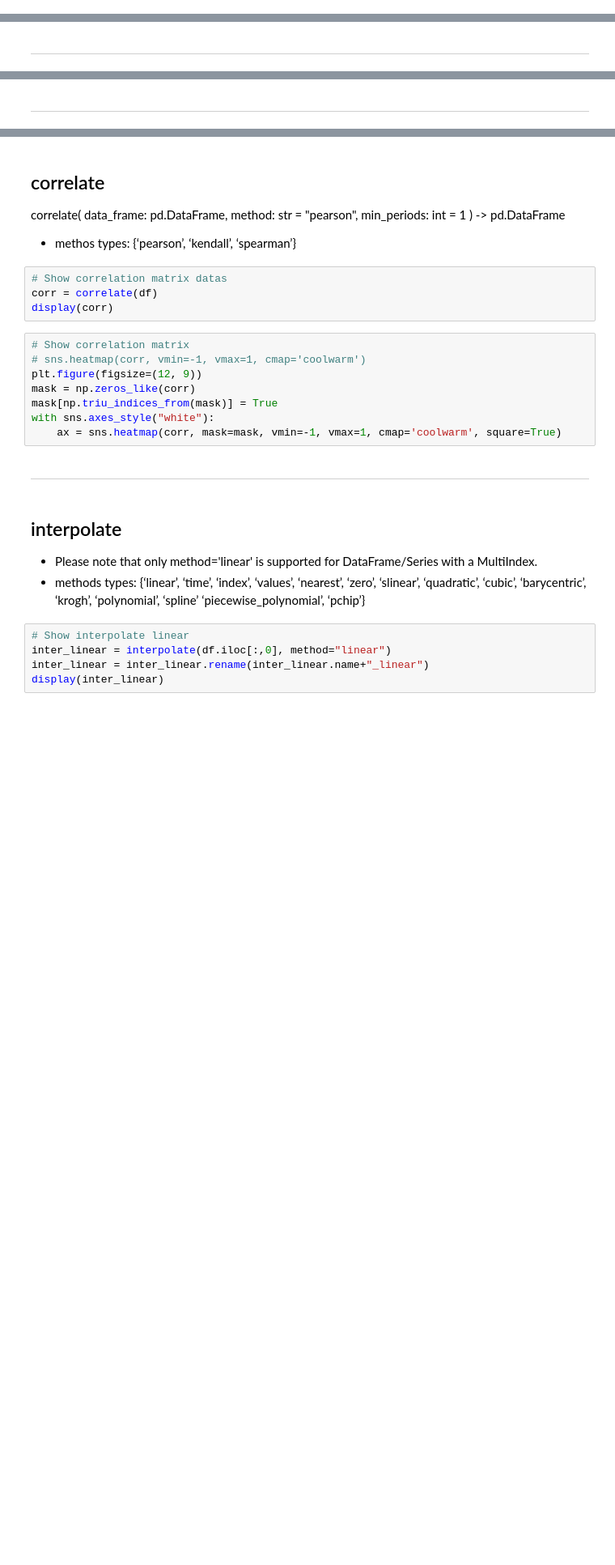
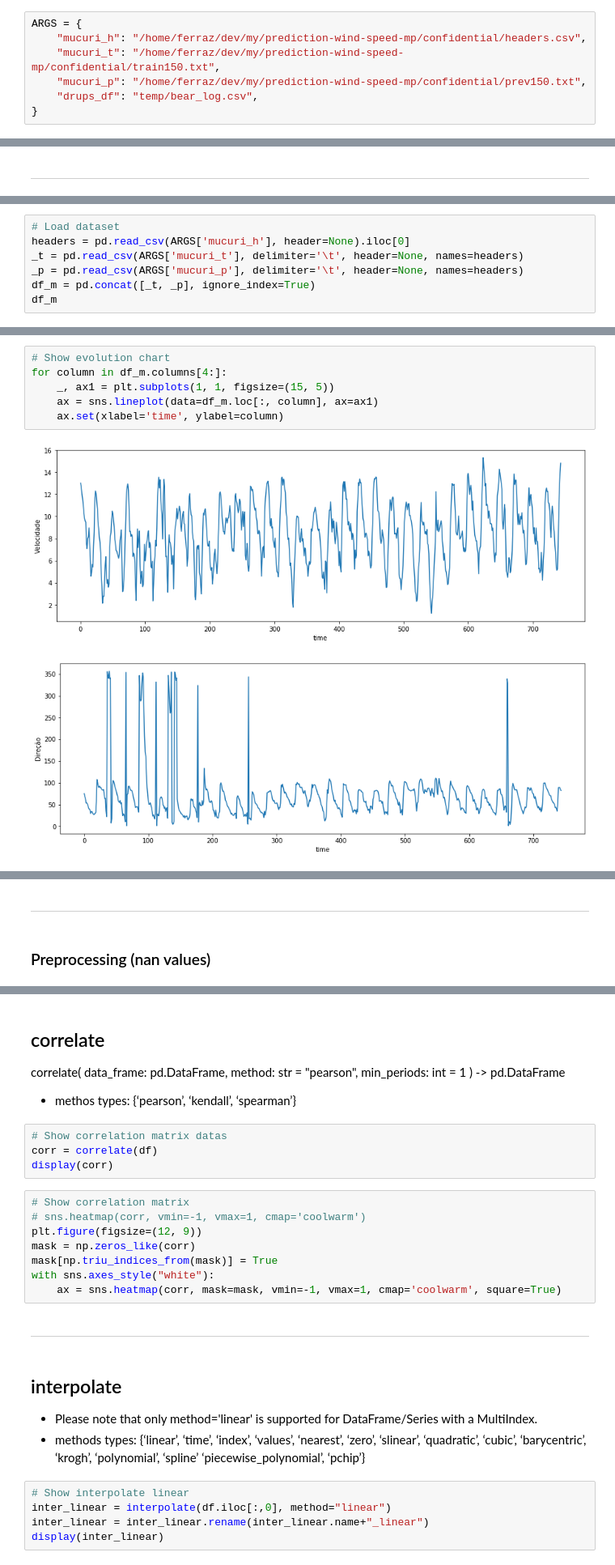
Before and after one commit to patricksferraz/analytics-utils, a Jupyter notebook: analytics-dash.ipynb, the cells around one changed output, grey strips where cells are left out. Shown at 81% size. Saved outputs shown, nothing was run; the diff lists cells and outputs as text; blank space fills up the shorter version.

```diff
--- a/analytics-dash.ipynb
+++ b/analytics-dash.ipynb
@@ -15,0 +20,7 @@ import numpy as np
+# %%
+ARGS = {
+    "mucuri_h": "/home/ferraz/dev/my/prediction-wind-speed-mp/confidential/headers.csv",
+    "mucuri_t": "/home/ferraz/dev/my/prediction-wind-speed-mp/confidential/train150.txt",
+    "mucuri_p": "/home/ferraz/dev/my/prediction-wind-speed-mp/confidential/prev150.txt",
+    "drups_df": "temp/bear_log.csv",
+}
@@ -76,0 +46,7 @@ describe_data(df, lang='en')
+# %%
+# Load dataset
+headers = pd.read_csv(ARGS['mucuri_h'], header=None).iloc[0]
+_t = pd.read_csv(ARGS['mucuri_t'], delimiter='\t', header=None, names=headers)
+_p = pd.read_csv(ARGS['mucuri_p'], delimiter='\t', header=None, names=headers)
+df_m = pd.concat([_t, _p], ignore_index=True)
+df_m
@@ -76,0 +72,9 @@ describe_data(df, lang='en')
+# %%
+# Show evolution chart
+for column in df_m.columns[4:]:
+    _, ax1 = plt.subplots(1, 1, figsize=(15, 5))
+    ax = sns.lineplot(data=df_m.loc[:, column], ax=ax1)
+    ax.set(xlabel='time', ylabel=column)
+# %% [output]
+[figure, added]
+[figure, added]
@@ -77,2 +84,4 @@ describe_data(df, lang='en')
 # %% [markdown]
 ---
+# %% [markdown]
+### Preprocessing (nan values)
```
Also changed, not shown: parts of 30 cells of this notebook.
